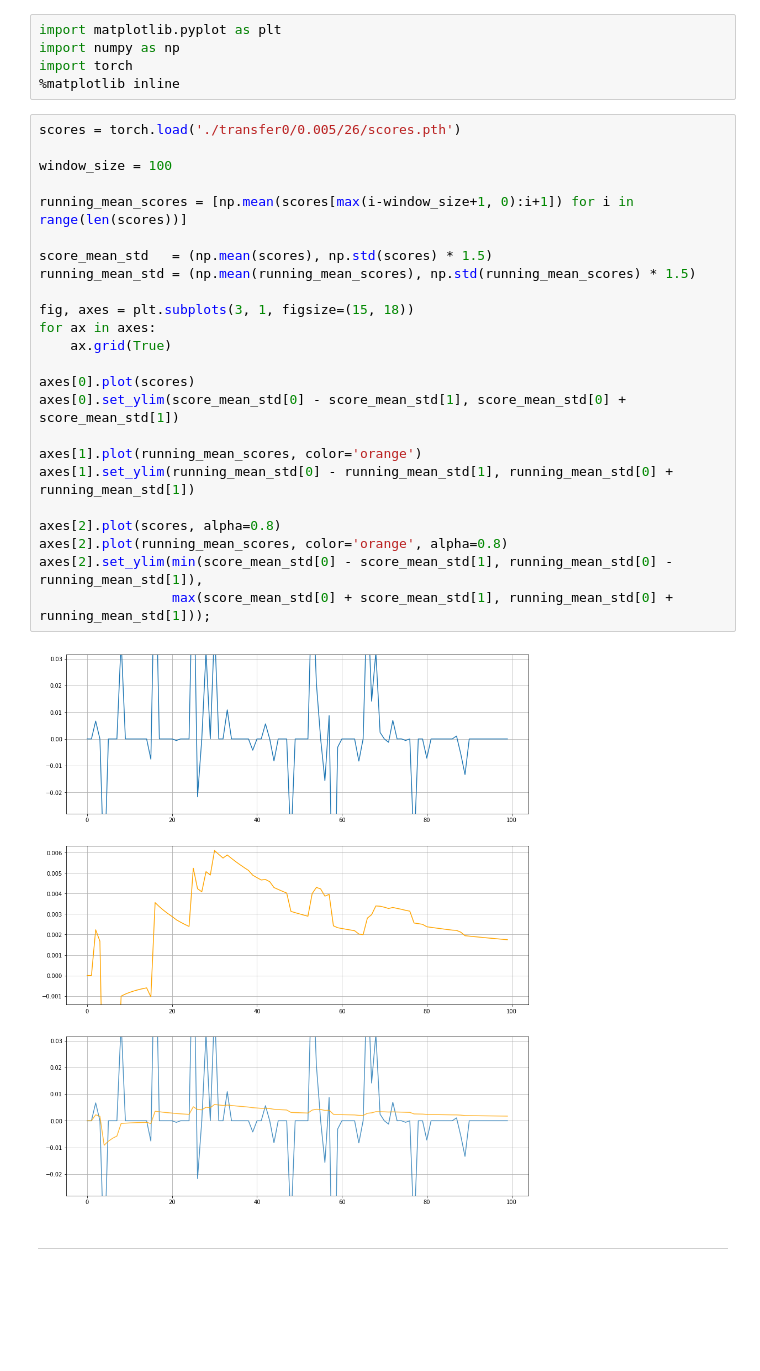
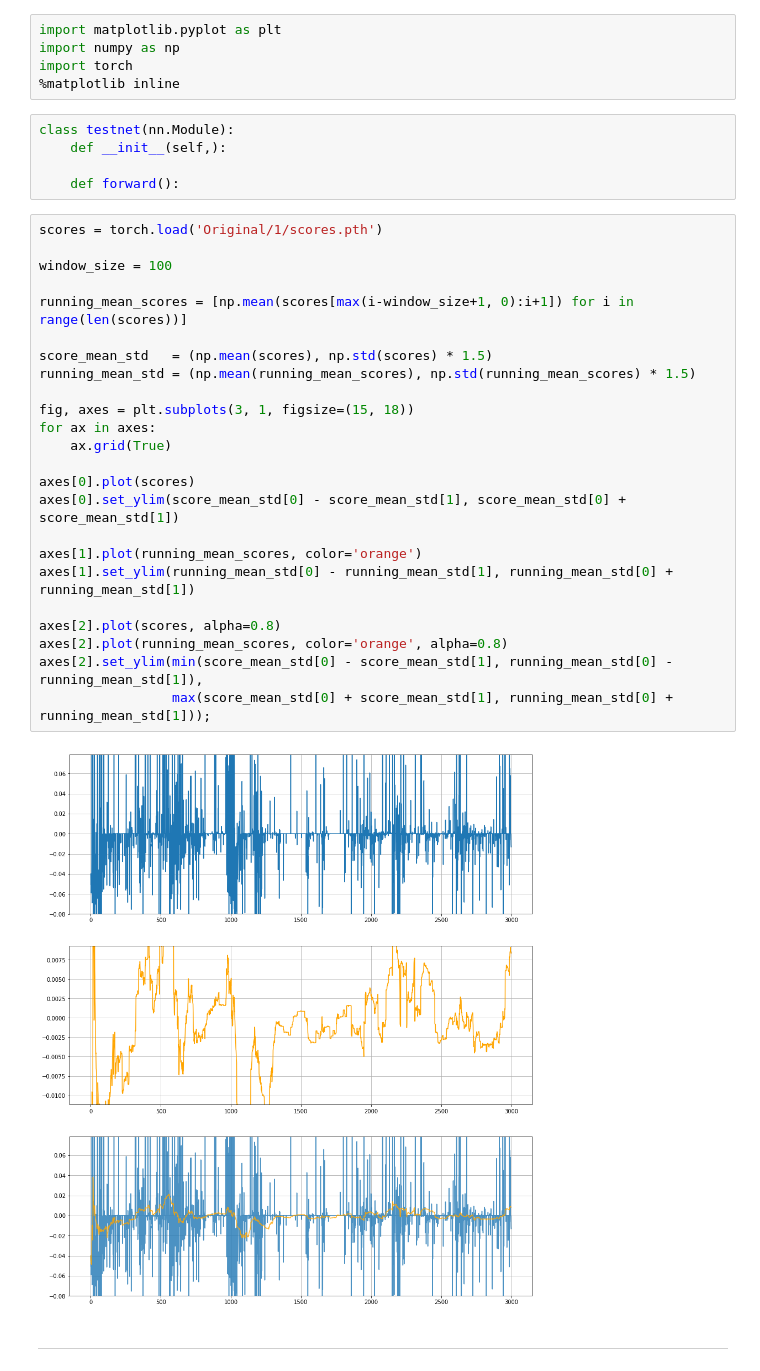
Before and after one commit to deconlabs/TradingZoo-Dynamic-fee-simulation, a Jupyter notebook: agent/DQN/saves/ScorePlot.ipynb, the cells around one changed output. Saved outputs shown, nothing was run; the diff lists cells and outputs as text; blank space fills up the shorter version.

```diff
--- a/agent/DQN/saves/ScorePlot.ipynb
+++ b/agent/DQN/saves/ScorePlot.ipynb
@@ -3,31 +3,36 @@ import matplotlib.pyplot as plt
 import numpy as np
 import torch
 %matplotlib inline
+# %%
+class testnet(nn.Module):
+    def __init__(self,):
+
+    def forward():
 # %%
-scores = torch.load('./transfer0/0.005/26/scores.pth')
+scores = torch.load('Original/1/scores.pth')
 
 window_size = 100
 
 running_mean_scores = [np.mean(scores[max(i-window_size+1, 0):i+1]) for i in range(len(scores))]
 
 score_mean_std   = (np.mean(scores), np.std(scores) * 1.5)
 running_mean_std = (np.mean(running_mean_scores), np.std(running_mean_scores) * 1.5)
 
 fig, axes = plt.subplots(3, 1, figsize=(15, 18))
 for ax in axes:
     ax.grid(True)
 
 axes[0].plot(scores)
 axes[0].set_ylim(score_mean_std[0] - score_mean_std[1], score_mean_std[0] + score_mean_std[1])
 
 axes[1].plot(running_mean_scores, color='orange')
 axes[1].set_ylim(running_mean_std[0] - running_mean_std[1], running_mean_std[0] + running_mean_std[1])
 
 axes[2].plot(scores, alpha=0.8)
 axes[2].plot(running_mean_scores, color='orange', alpha=0.8)
 axes[2].set_ylim(min(score_mean_std[0] - score_mean_std[1], running_mean_std[0] - running_mean_std[1]),
                  max(score_mean_std[0] + score_mean_std[1], running_mean_std[0] + running_mean_std[1]));
 # %% [output]
-[figure, old version]
+[figure, new version]
 # %% [markdown]
 ---
```
Also changed, not shown: 20 other files.
